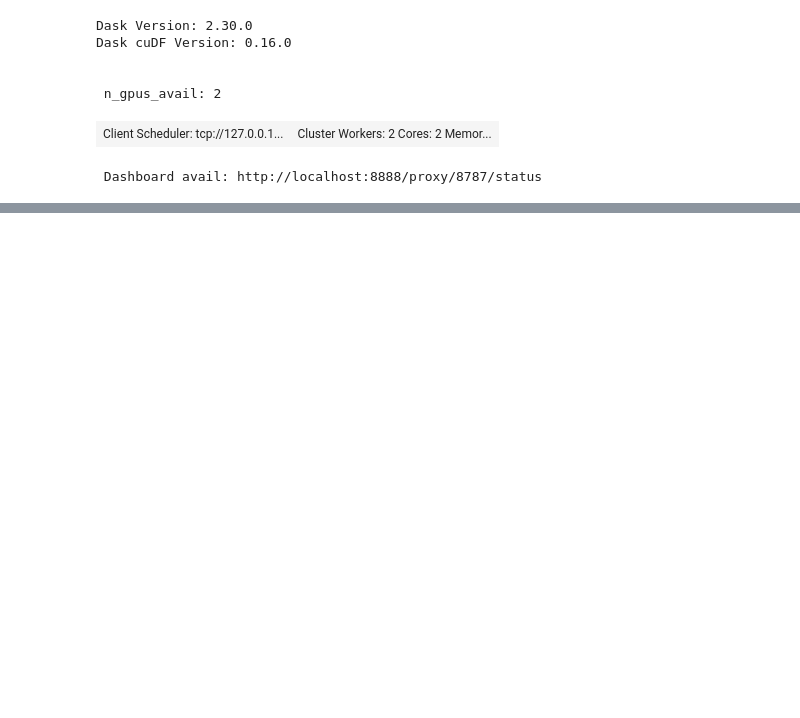
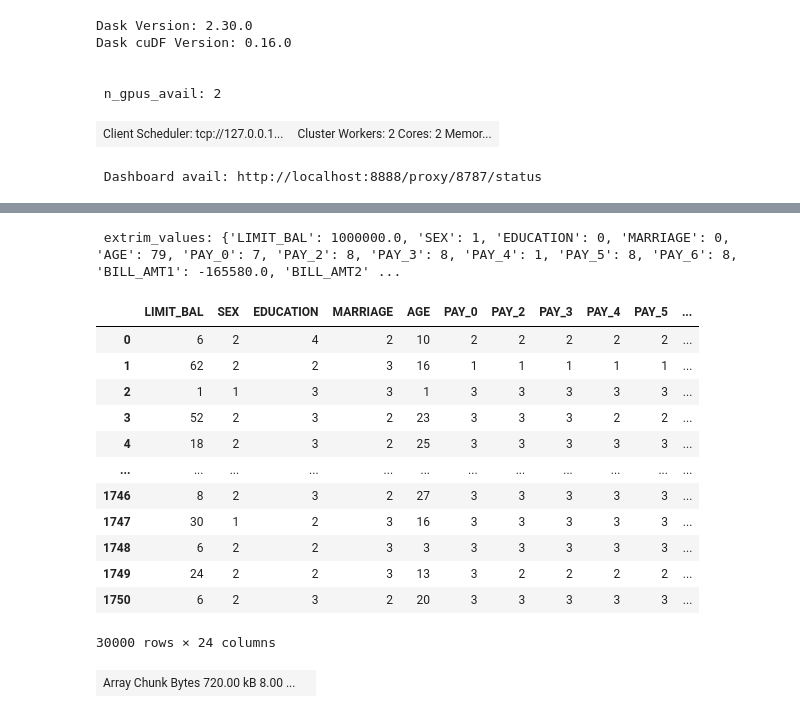
Before and after one commit to Dezzmanster/AML_Risk, a Jupyter notebook: preprocessor/nvt-raw.ipynb, the cells around one changed output, grey strips where cells are left out. Saved outputs shown, nothing was run; the diff lists cells and outputs as text; code cells hidden in the pictures; blank space fills up the shorter version.

```diff
--- a/preprocessor/nvt-raw.ipynb
+++ b/preprocessor/nvt-raw.ipynb
@@ -372,0 +103,8 @@ Dask Name: getitem, 4 tasks
+# %%
+fencoding = FEncoding_advanced(client)
+fencoding.rest_col_names = ['ID']
+fencoding.y_names = ['default.payment.next.month']
+
+# Ready, TODO: check for correctness
+fencoding.elim_empty_columns(X)
+fencoding.initialize_types(X, return_dtype=False)
@@ -372,0 +130,18 @@ Dask Name: getitem, 4 tasks
+# %%
+fencoding.processing(X, encode_categor_type = 'categorify', fill_with_value = 'extreme_values',
+                     save_to_csv = False)
+# %% [output]
+ extrim_values: {'LIMIT_BAL': 1000000.0, 'SEX': 1, 'EDUCATION': 0, 'MARRIAGE': 0, 'AGE': 79, 'PAY_0': 7, 'PAY_2': 8, 'PAY_3': 8, 'PAY_4': 1, 'PAY_5': 8, 'PAY_6': 8, 'BILL_AMT1': -165580.0, 'BILL_AMT2' ...
+|  | LIMIT_BAL | SEX | EDUCATION | MARRIAGE | AGE | PAY_0 | PAY_2 | PAY_3 | PAY_4 | PAY_5 | ... |
+| 0 | 6 | 2 | 4 | 2 | 10 | 2 | 2 | 2 | 2 | 2 | ... |
+| 1 | 62 | 2 | 2 | 3 | 16 | 1 | 1 | 1 | 1 | 1 | ... |
+| 2 | 1 | 1 | 3 | 3 | 1 | 3 | 3 | 3 | 3 | 3 | ... |
+| 3 | 52 | 2 | 3 | 2 | 23 | 3 | 3 | 3 | 2 | 2 | ... |
+| 4 | 18 | 2 | 3 | 2 | 25 | 3 | 3 | 3 | 3 | 3 | ... |
+| ... | ... | ... | ... | ... | ... | ... | ... | ... | ... | ... | ... |
+| 1746 | 8 | 2 | 3 | 2 | 27 | 3 | 3 | 3 | 3 | 3 | ... |
+| 1747 | 30 | 1 | 2 | 3 | 16 | 3 | 3 | 3 | 3 | 3 | ... |
+| 1748 | 6 | 2 | 2 | 3 | 3 | 3 | 3 | 3 | 3 | 3 | ... |
+| 1749 | 24 | 2 | 2 | 3 | 13 | 3 | 2 | 2 | 2 | 2 | ... |
+| 1750 | 6 | 2 | 3 | 2 | 20 | 3 | 3 | 3 | 3 | 3 | ... |
+30000 rows × 24 columns
@@ -372,0 +164,4 @@ Dask Name: getitem, 4 tasks
+# %%
+c1
+# %% [output]
+| Array Chunk Bytes 720.00 kB 8.00 ... |  |
```
Also changed, not shown: parts of 65 cells of this notebook, 1 other file.
